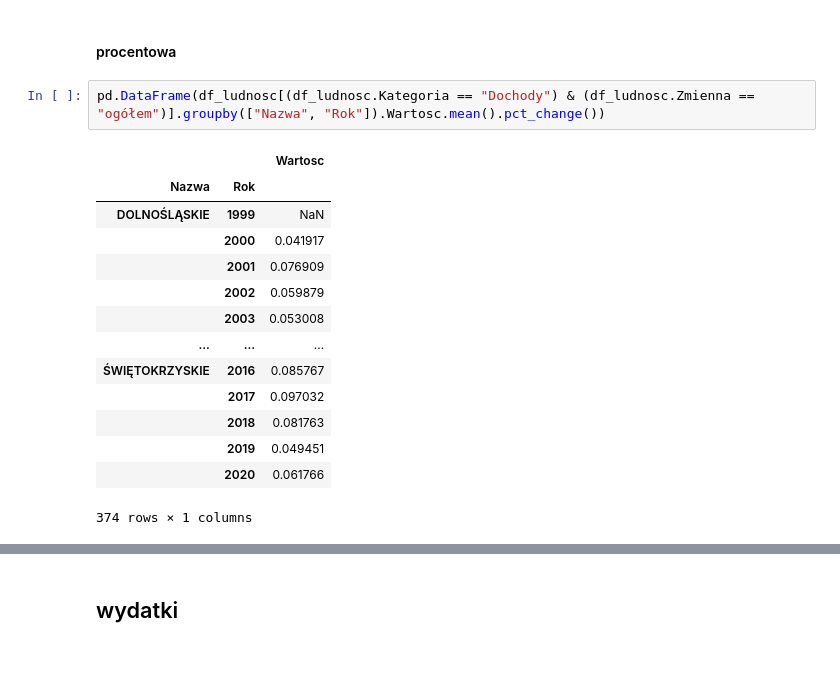
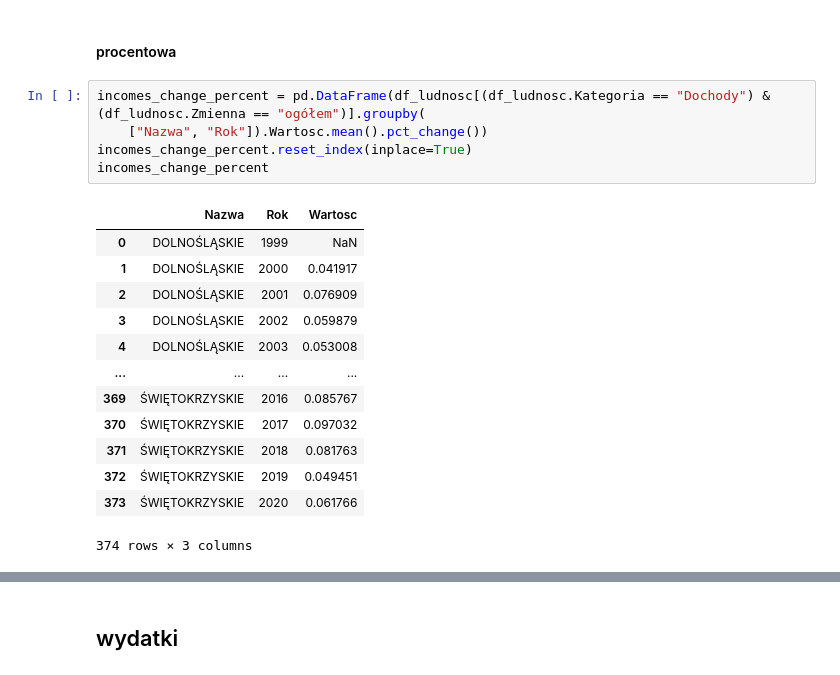
Before and after one commit to pjatk-boys/Projekt_EWD, a Jupyter notebook: notebooks/1_overview.ipynb, the cells around one changed output, grey strips where cells are left out. Saved outputs shown, nothing was run; the diff lists cells and outputs as text.

```diff
--- a/notebooks/1_overview.ipynb
+++ b/notebooks/1_overview.ipynb
@@ -161,19 +180,21 @@ pd.DataFrame(df_ludnosc[(df_ludnosc.Kategoria == "Dochody") & (df_ludnosc.Zmienn
 # %% [markdown]
 #### procentowa
 # %%
-pd.DataFrame(df_ludnosc[(df_ludnosc.Kategoria == "Dochody") & (df_ludnosc.Zmienna == "ogółem")].groupby(["Nazwa", "Rok"]).Wartosc.mean().pct_change())
+incomes_change_percent = pd.DataFrame(df_ludnosc[(df_ludnosc.Kategoria == "Dochody") & (df_ludnosc.Zmienna == "ogółem")].groupby(
+    ["Nazwa", "Rok"]).Wartosc.mean().pct_change())
+incomes_change_percent.reset_index(inplace=True)
+incomes_change_percent
 # %% [output]
-|  |  | Wartosc |
-| Nazwa | Rok |  |
-| DOLNOŚLĄSKIE | 1999 | NaN |
-|  | 2000 | 0.041917 |
-|  | 2001 | 0.076909 |
-|  | 2002 | 0.059879 |
-|  | 2003 | 0.053008 |
-| ... | ... | ... |
-| ŚWIĘTOKRZYSKIE | 2016 | 0.085767 |
-|  | 2017 | 0.097032 |
-|  | 2018 | 0.081763 |
-|  | 2019 | 0.049451 |
-|  | 2020 | 0.061766 |
+|  | Nazwa | Rok | Wartosc |
+| 0 | DOLNOŚLĄSKIE | 1999 | NaN |
+| 1 | DOLNOŚLĄSKIE | 2000 | 0.041917 |
+| 2 | DOLNOŚLĄSKIE | 2001 | 0.076909 |
+| 3 | DOLNOŚLĄSKIE | 2002 | 0.059879 |
+| 4 | DOLNOŚLĄSKIE | 2003 | 0.053008 |
+| ... | ... | ... | ... |
+| 369 | ŚWIĘTOKRZYSKIE | 2016 | 0.085767 |
+| 370 | ŚWIĘTOKRZYSKIE | 2017 | 0.097032 |
+| 371 | ŚWIĘTOKRZYSKIE | 2018 | 0.081763 |
+| 372 | ŚWIĘTOKRZYSKIE | 2019 | 0.049451 |
+| 373 | ŚWIĘTOKRZYSKIE | 2020 | 0.061766 |
-374 rows × 1 columns
+374 rows × 3 columns
```
Also changed, not shown: parts of 20 cells of this notebook.
